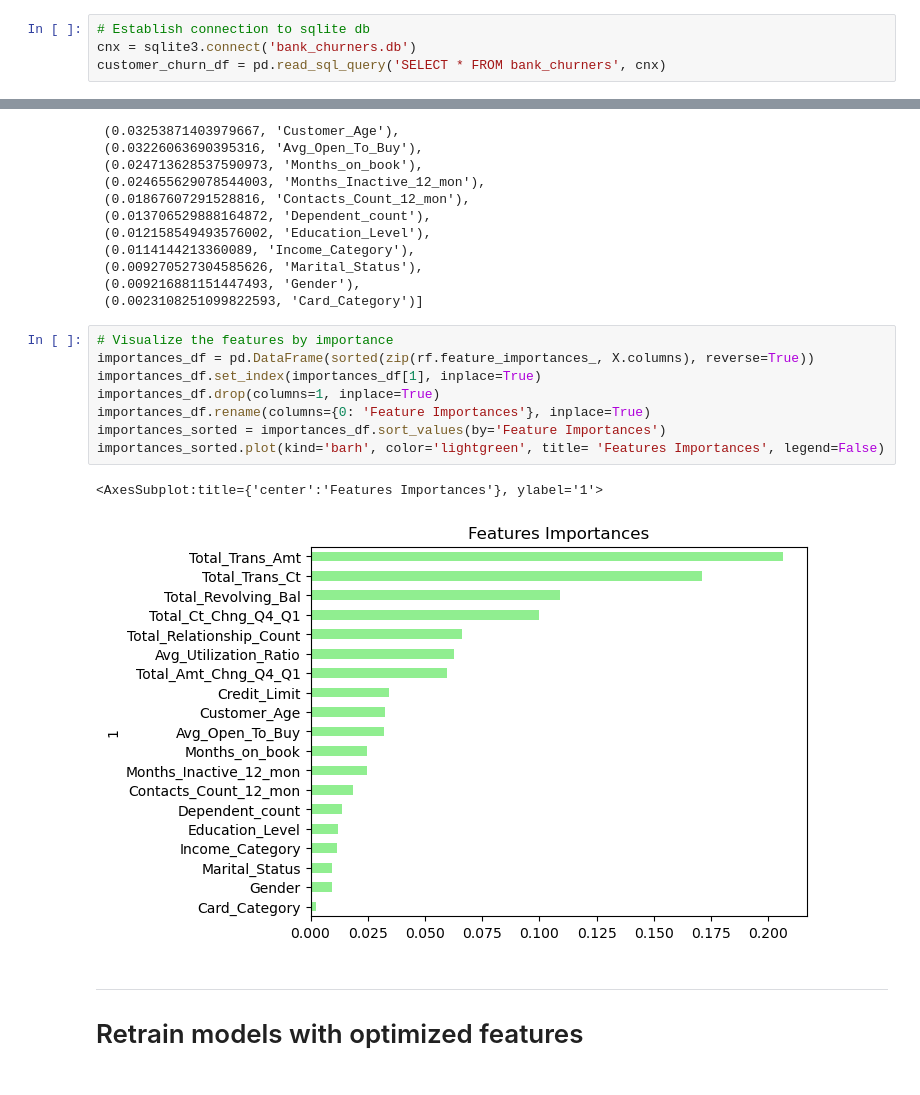
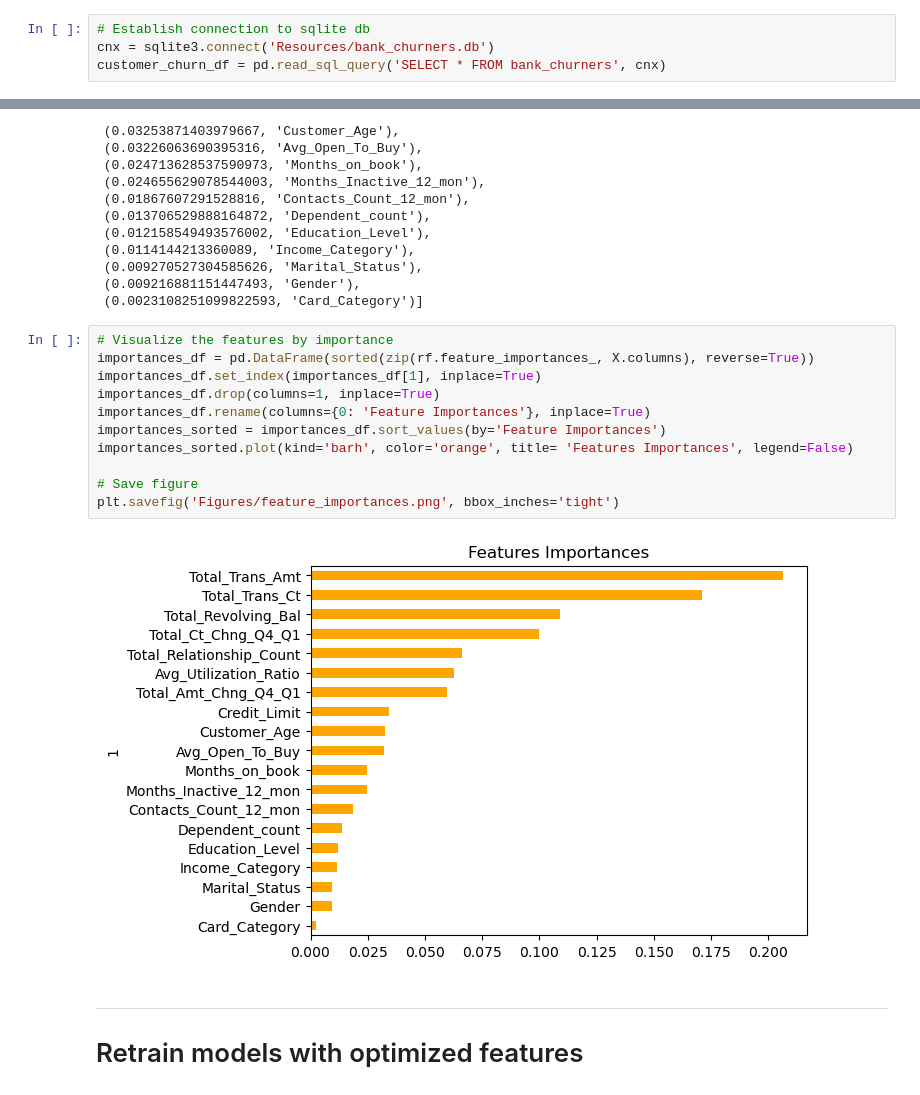
Before and after one commit to hdkronke/cc-customer-attrition-project, a Jupyter notebook: Group_1_Project_4.ipynb, the cells around one changed output, grey strips where cells are left out. Saved outputs shown, nothing was run; the diff lists cells and outputs as text.

```diff
--- a/Group_1_Project_4.ipynb
+++ b/Group_1_Project_4.ipynb
@@ -24,7 +24,7 @@ from imblearn.over_sampling import RandomOverSampler
 # Data Loading and EDA
 # %%
 # Establish connection to sqlite db
-cnx = sqlite3.connect('bank_churners.db')
+cnx = sqlite3.connect('Resources/bank_churners.db')
 customer_churn_df = pd.read_sql_query('SELECT * FROM bank_churners', cnx)
 # %%
 # Check column names
@@ -470,14 +481,16 @@ ft_imp_arr
 # %%
 # Visualize the features by importance
 importances_df = pd.DataFrame(sorted(zip(rf.feature_importances_, X.columns), reverse=True))
 importances_df.set_index(importances_df[1], inplace=True)
 importances_df.drop(columns=1, inplace=True)
 importances_df.rename(columns={0: 'Feature Importances'}, inplace=True)
 importances_sorted = importances_df.sort_values(by='Feature Importances')
-importances_sorted.plot(kind='barh', color='lightgreen', title= 'Features Importances', legend=False)
+importances_sorted.plot(kind='barh', color='orange', title= 'Features Importances', legend=False)
+
+# Save figure
+plt.savefig('Figures/feature_importances.png', bbox_inches='tight')
 # %% [output]
-<AxesSubplot:title={'center':'Features Importances'}, ylabel='1'>
-[figure, old version]
+[figure, new version]
 # %% [markdown]
 ---
 # Retrain models with optimized features
```
Also changed, not shown: parts of 12 cells of this notebook, 10 other files.
